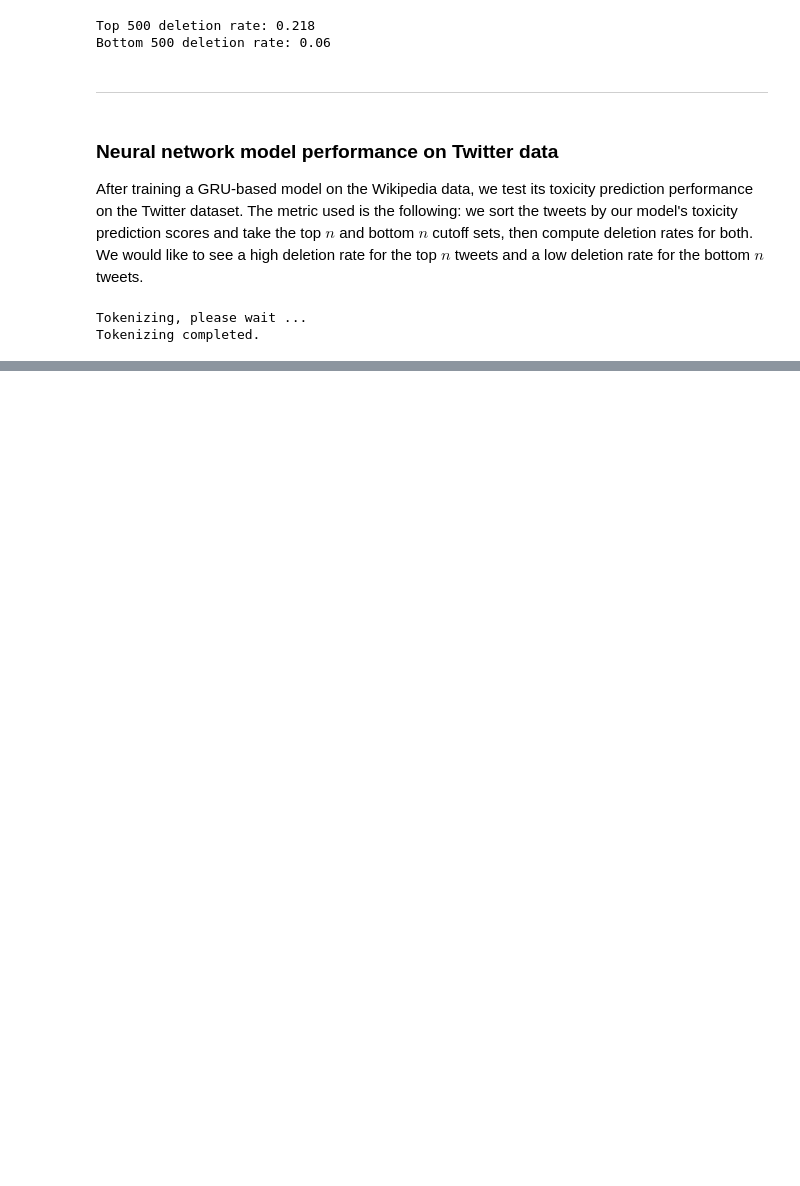
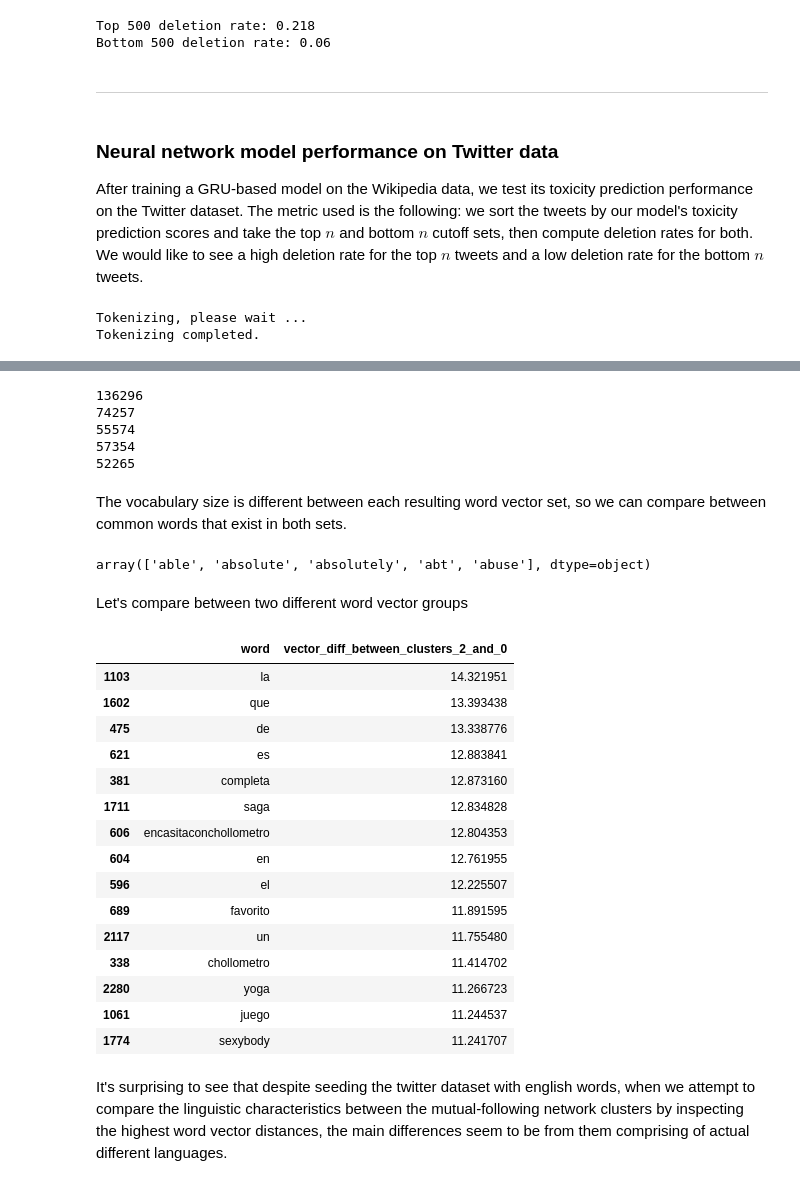
Before and after one commit to atwong88/TwitterToxicityDetection, a Jupyter notebook: Project.ipynb, the cells around one changed output, grey strips where cells are left out. Drawn from its saved outputs; the diff is of its cells as text; code cells hidden in the pictures; blank space fills up the shorter version.

```diff
--- a/Project.ipynb
+++ b/Project.ipynb
@@ -228,0 +412,78 @@ print('Bottom', n, 'deletion rate:', response_tweets_df.tail(n)['WasDeleted'].va
+# %%
+k5_clusters = sample_tweets_df['K5'].unique()
+models = []
+for k in k5_clusters:
+    filename = 'data/wordvectors_from_cluster'+str(k)+'.pkl'
+    filehandler = open(filename,'rb')
+    models.append(pickle.load(filehandler))
+# %%
+for model in models:
+    print(len(model.vocabulary.cum_table))
+# %% [output]
+136296
+74257
+55574
+57354
+52265
+# %% [markdown]
+The vocabulary size is different between each resulting word vector set, so we can compare between common words that exist in both sets.
+# %%
+vocab = []
+for tweetlist in sample_tweets_df['TweetTextNew'].values:
+    for tweet in tweetlist:
+        vocab.append(tweet)
+
+# Keep only those words that occured more than 250 times
+unique_elements, counts_elements = np.unique(vocab, return_counts=True)
+vocab_df = pd.DataFrame(unique_elements)
+vocab_df.columns = ['vocab_word']
+vocab_df['count'] = counts_elements
+constrained_vocab = vocab_df[vocab_df['count']>250]['vocab_word'].values
+constrained_vocab[0:5]
+# %% [output]
+array(['able', 'absolute', 'absolutely', 'abt', 'abuse'], dtype=object)
+# %% [markdown]
+Let's compare between two different word vector groups
+# %%
+a = []
+b = []
+Table = []
+Row = []
+for word in constrained_vocab:
+    for switch in [2,1]:
+        if switch == 2:
+            try:
+                a = models[2].wv[word]
+            except:
+                continue
+        if switch == 1:
+            try:
+                b = models[4].wv[word]
+            except:
+                continue
+    Row.append(word)
+    Row.append(np.linalg.norm(a-b))
+    Table.append(Row)
+    Row = []
+wordDiff = pd.DataFrame(Table)
+wordDiff.columns = ['word','vector_diff_between_clusters_2_and_0']
+wordDiff.sort_values(by='vector_diff_between_clusters_2_and_0',ascending=False).head(15)
+# %% [output]
+|  | word | vector_diff_between_clusters_2_and_0 |
+| 1103 | la | 14.321951 |
+| 1602 | que | 13.393438 |
+| 475 | de | 13.338776 |
+| 621 | es | 12.883841 |
+| 381 | completa | 12.873160 |
+| 1711 | saga | 12.834828 |
+| 606 | encasitaconchollometro | 12.804353 |
+| 604 | en | 12.761955 |
+| 596 | el | 12.225507 |
+| 689 | favorito | 11.891595 |
+| 2117 | un | 11.755480 |
+| 338 | chollometro | 11.414702 |
+| 2280 | yoga | 11.266723 |
+| 1061 | juego | 11.244537 |
+| 1774 | sexybody | 11.241707 |
+# %% [markdown]
+It's surprising to see that despite seeding the twitter dataset with english words, when we attempt to compare the linguistic characteristics between the mutual-following network clusters by inspecting the highest word vector distances, the main differences seem to be from them comprising of actual different languages.
```
Also changed, not shown: parts of 30 cells of this notebook.
